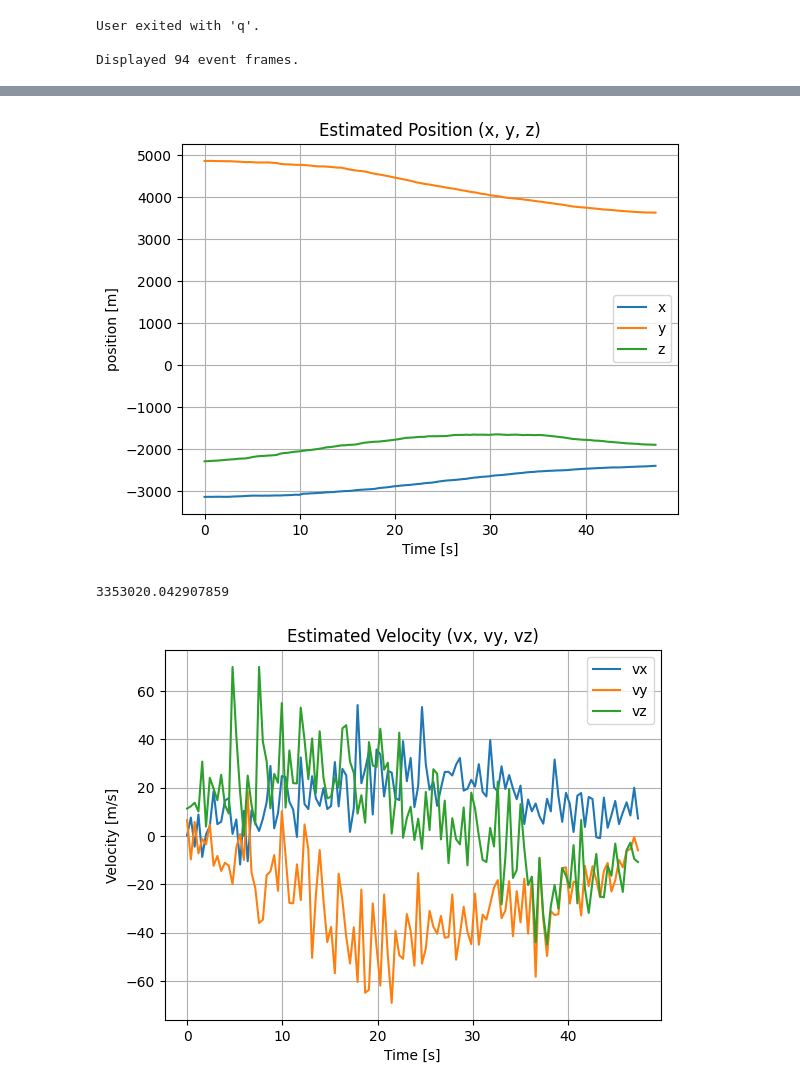
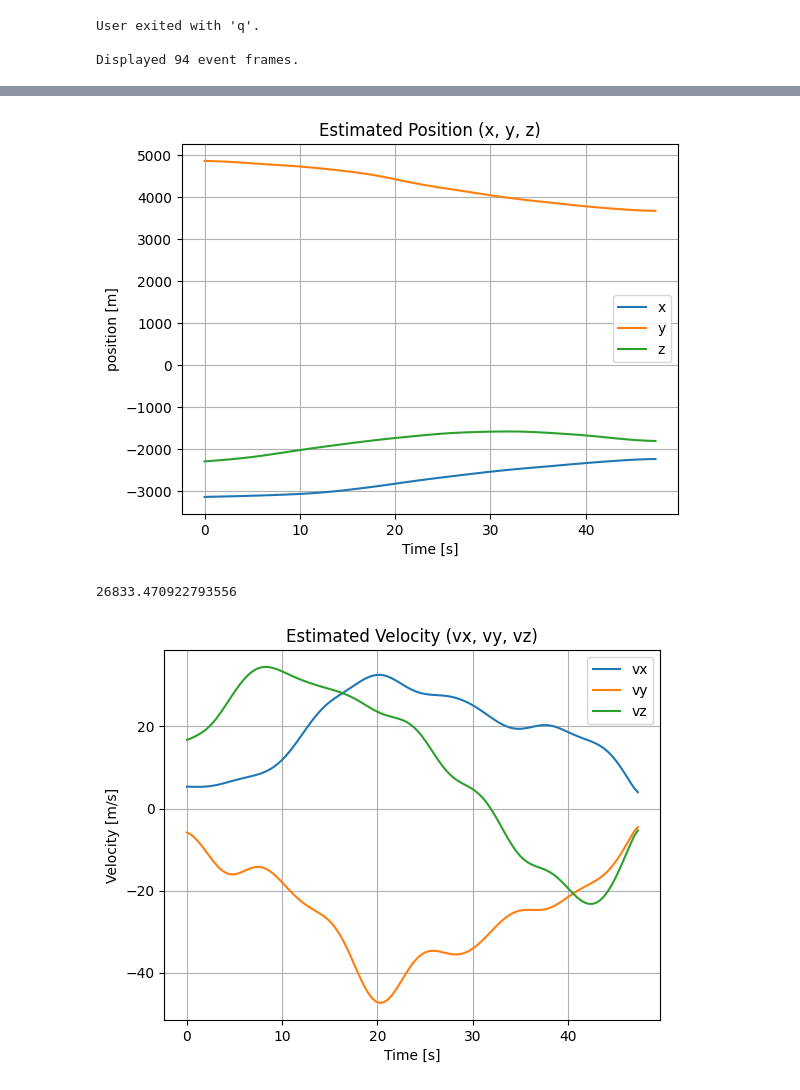
Before and after one commit to jrosa02/ZAW-Projekt, a Jupyter notebook: main.ipynb, the cells around one changed output, grey strips where cells are left out. Cells and saved outputs as stored; diff of their text form; code cells hidden in the pictures.

Commit message:
output_filtration_xd

```diff
--- a/main.ipynb
+++ b/main.ipynb
@@ -75,11 +75,11 @@ To są wartości ogniskowych dla różnych soczewek na podstawie FOV z dokumenta
 # %%
 from trajEstimaton import TrajEstimator
 
-estimator = TrajEstimator("data/train/0003.npz")
-cost = estimator.process_event_frames(tau=0.15)
+estimator = TrajEstimator("data/train/0003.npz", filter_output_pose=True)
+cost = estimator.process_event_frames(tau=0.2)
 estimator.plot_estimated_trajectory()
 print(cost)  # Albo tak: print(estimator.pos_cost), albo print(estimator.pos_cost_fun())
 # %% [output]
-[figure, old version]
+[figure, new version]
-3353020.042907859
+26833.470922793556
-[figure, old version]
+[figure, new version]
```
Also changed, not shown: 1 other file.
